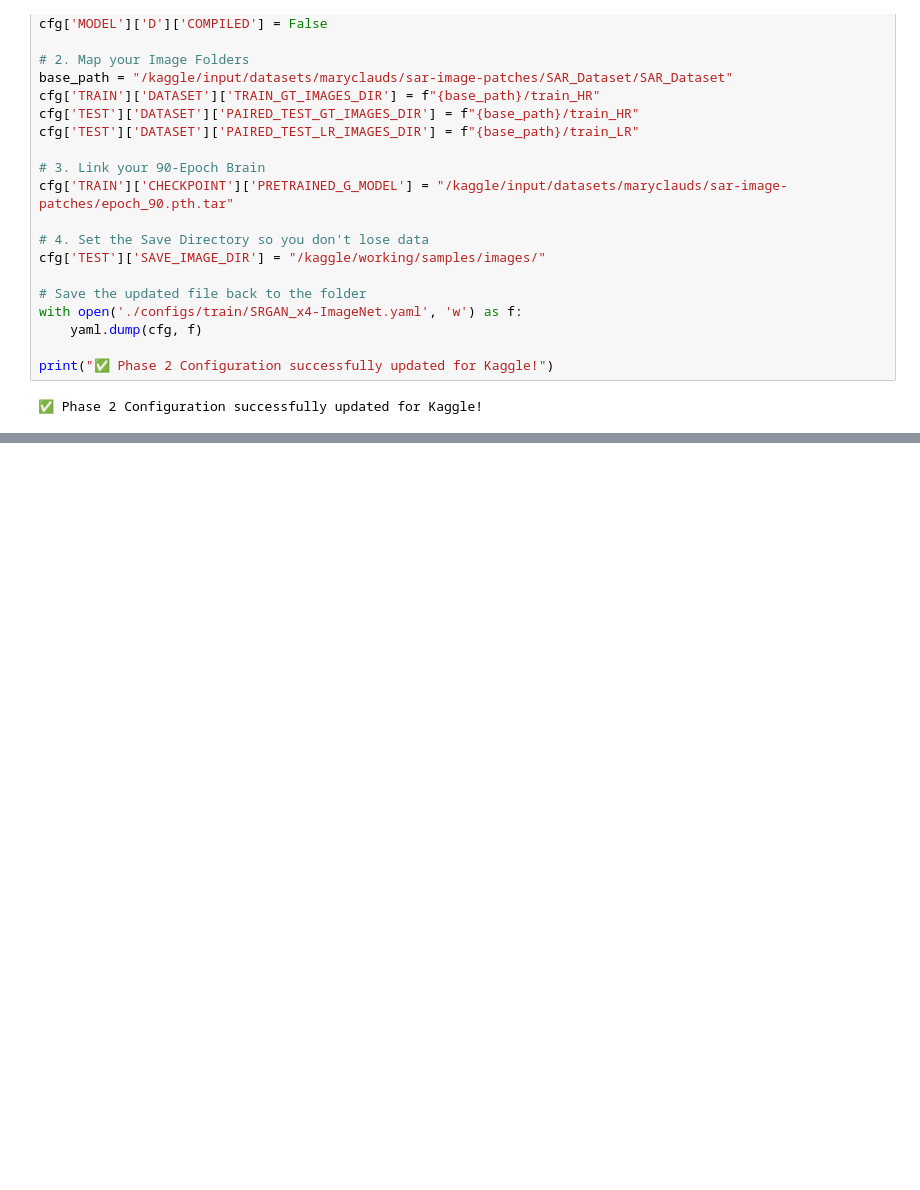
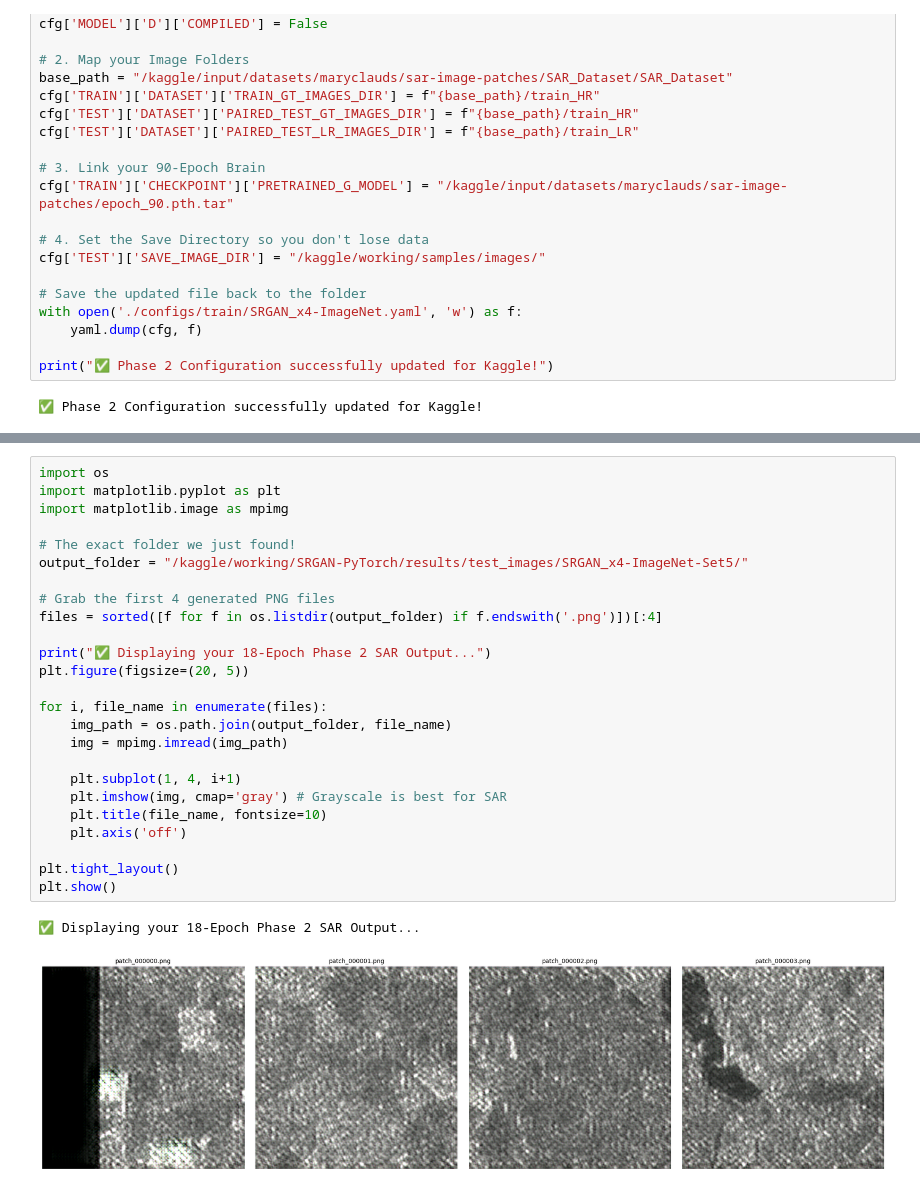
Before and after one commit to MaryWagura/SRGAN-Model, a Jupyter notebook: srgan-phase-2.ipynb, the cells around one changed output, grey strips where cells are left out. Saved outputs shown, nothing was run; the diff lists cells and outputs as text; blank space fills up the shorter version.

Commit message:
Kaggle Notebook | SRGAN-Phase 2 | Version 3

```diff
--- a/srgan-phase-2.ipynb
+++ b/srgan-phase-2.ipynb
@@ -116,0 +290,28 @@ Test: [6400/6435]       Time  0.015 ( 0.015)    PSNR 18.70 (18.39)      SSIM 0.2
+# %%
+import os
+import matplotlib.pyplot as plt
+import matplotlib.image as mpimg
+
+# The exact folder we just found!
+output_folder = "/kaggle/working/SRGAN-PyTorch/results/test_images/SRGAN_x4-ImageNet-Set5/"
+
+# Grab the first 4 generated PNG files
+files = sorted([f for f in os.listdir(output_folder) if f.endswith('.png')])[:4]
+
+print("✅ Displaying your 18-Epoch Phase 2 SAR Output...")
+plt.figure(figsize=(20, 5))
+
+for i, file_name in enumerate(files):
+    img_path = os.path.join(output_folder, file_name)
+    img = mpimg.imread(img_path)
+
+    plt.subplot(1, 4, i+1)
+    plt.imshow(img, cmap='gray') # Grayscale is best for SAR
+    plt.title(file_name, fontsize=10)
+    plt.axis('off')
+
+plt.tight_layout()
+plt.show()
+# %% [output]
+✅ Displaying your 18-Epoch Phase 2 SAR Output...
+[figure, added]
```
Also changed, not shown: parts of 12 cells of this notebook.
